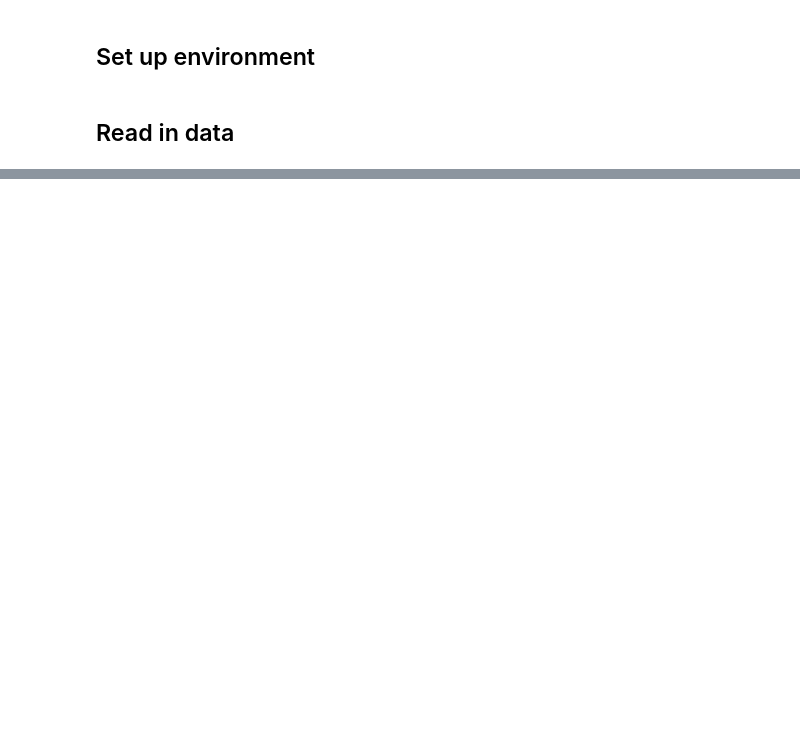
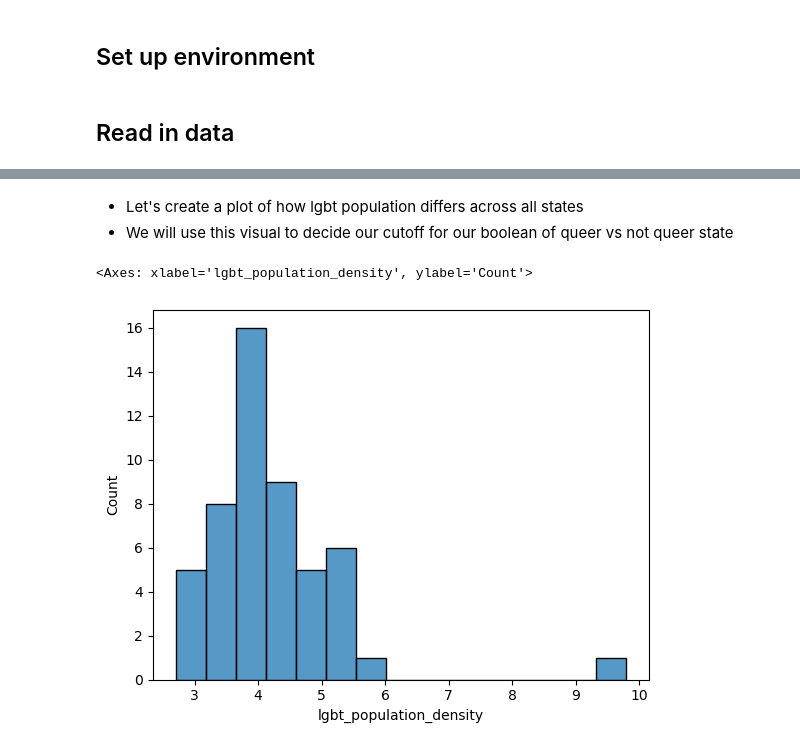
Before and after one commit to navar135/dragrace, a Jupyter notebook: initial_exploration.ipynb, the cells around one changed output, grey strips where cells are left out. Cells and saved outputs as stored; diff of their text form; code cells hidden in the pictures; blank space fills up the shorter version.

```diff
--- a/initial_exploration.ipynb
+++ b/initial_exploration.ipynb
@@ -56,0 +125,3 @@ df3
+# %%
+pop_state_estimates = pd.read_csv(path+'lgbt_state_estimates.csv')
+pop_state_estimates.head(20)
@@ -56,0 +173,6 @@ df3
+# %%
+# Standardize column names and string values to lowercase
+pop_state_estimates.columns = pop_state_estimates.columns.str.lower()
+
+pop_state_estimates = pop_state_estimates.applymap(lambda x: x.lower() if isinstance(x, str) else x)
+pop_state_estimates.head()
@@ -56,0 +186,8 @@ df3
+# %% [markdown]
+- Let's create a plot of how lgbt population differs across all states
+- We will use this visual to decide our cutoff for our boolean of queer vs not queer state
+# %%
+sns.histplot(data=pop_state_estimates, x='lgbt_population_density')
+# %% [output]
+<Axes: xlabel='lgbt_population_density', ylabel='Count'>
+[figure, added]
```
Also changed, not shown: parts of 15 cells of this notebook, 2 other files.
